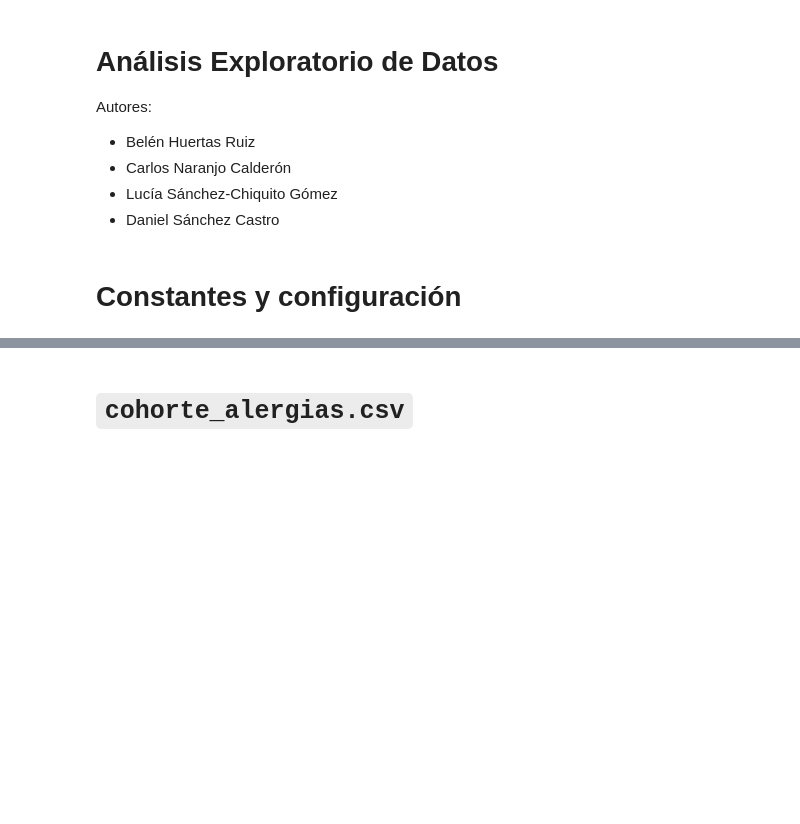
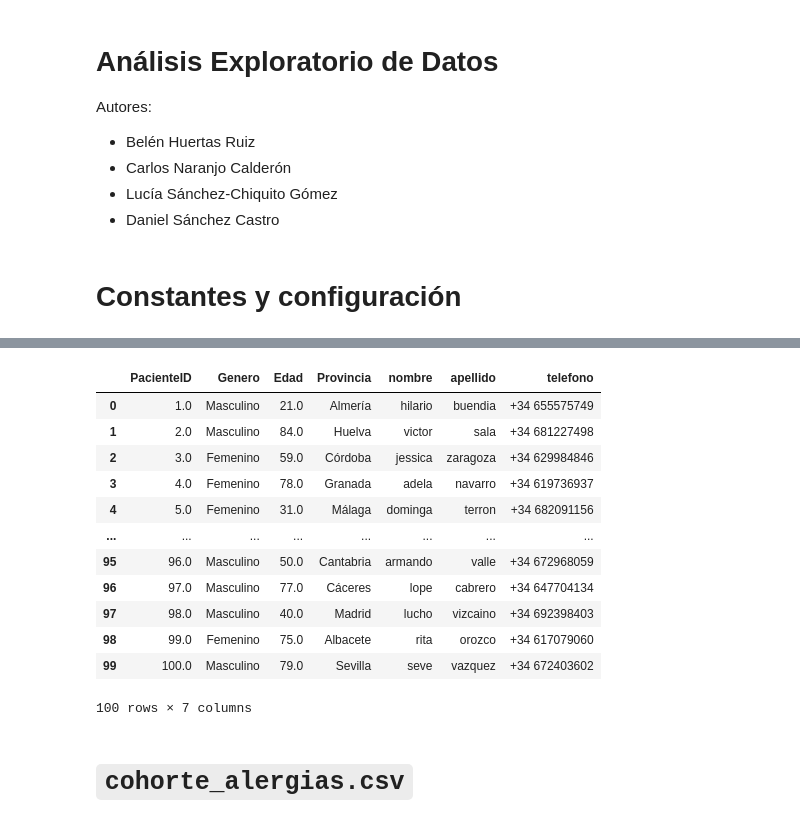
Before and after one commit to danny-sp/Dedalus-Datathon, a Jupyter notebook: Analisis.ipynb, the cells around one changed output, grey strips where cells are left out. Drawn from its saved outputs; the diff is of its cells as text; code cells hidden in the pictures; blank space fills up the shorter version.

Commit message:
Aumentando información: Nombres y más personas. TODO: Añadir IDs 34-100 en el resto de datasets.

```diff
--- a/Analisis.ipynb
+++ b/Analisis.ipynb
@@ -18,0 +21,3 @@ DATA_DIR = "data"
+# %%
+df_pacientes_raw = pd.read_csv(os.path.join(DATA_DIR, "cohorte_pacientes_raw.csv"))
+df_pacientes = df_pacientes_raw.copy()
@@ -18,0 +87,2 @@ DATA_DIR = "data"
+# %%
+df_pacientes.drop(columns=["Latitud", "Longitud"], inplace=True)
@@ -18,0 +148,41 @@ DATA_DIR = "data"
+# %%
+nombres = []
+apellidos = []
+telefonos = []
+
+for fila in df_pacientes.itertuples(index=False):
+    p = generar_persona(fila.Genero)
+    nombres.append(p["nombre"])
+    apellidos.append(p["apellido"])
+    telefonos.append(p["telefono"])
+
+df_pacientes["nombre"] = nombres
+df_pacientes["apellido"] = apellidos
+df_pacientes["telefono"] = telefonos
+# %%
+for i in range(len(df_pacientes), 100):
+    p = generar_persona()
+
+    df_pacientes.loc[i, "PacienteID"] = i + 1
+    df_pacientes.loc[i, "nombre"] = p["nombre"]
+    df_pacientes.loc[i, "apellido"] = p["apellido"]
+    df_pacientes.loc[i, "Genero"] = p["genero"]
+    df_pacientes.loc[i, "telefono"] = p["telefono"]
+    df_pacientes.loc[i, "Provincia"] = p["provincia"]
+    df_pacientes.loc[i, "Edad"] = p["edad"]
+# %%
+df_pacientes
+# %% [output]
+|  | PacienteID | Genero | Edad | Provincia | nombre | apellido | telefono |
+| 0 | 1.0 | Masculino | 21.0 | Almería | hilario | buendia | +34 655575749 |
+| 1 | 2.0 | Masculino | 84.0 | Huelva | victor | sala | +34 681227498 |
+| 2 | 3.0 | Femenino | 59.0 | Córdoba | jessica | zaragoza | +34 629984846 |
+| 3 | 4.0 | Femenino | 78.0 | Granada | adela | navarro | +34 619736937 |
+| 4 | 5.0 | Femenino | 31.0 | Málaga | dominga | terron | +34 682091156 |
+| ... | ... | ... | ... | ... | ... | ... | ... |
+| 95 | 96.0 | Masculino | 50.0 | Cantabria | armando | valle | +34 672968059 |
+| 96 | 97.0 | Masculino | 77.0 | Cáceres | lope | cabrero | +34 647704134 |
+| 97 | 98.0 | Masculino | 40.0 | Madrid | lucho | vizcaino | +34 692398403 |
+| 98 | 99.0 | Femenino | 75.0 | Albacete | rita | orozco | +34 617079060 |
+| 99 | 100.0 | Masculino | 79.0 | Sevilla | seve | vazquez | +34 672403602 |
+100 rows × 7 columns
```
Also changed, not shown: parts of 26 cells of this notebook, 12 other files.
